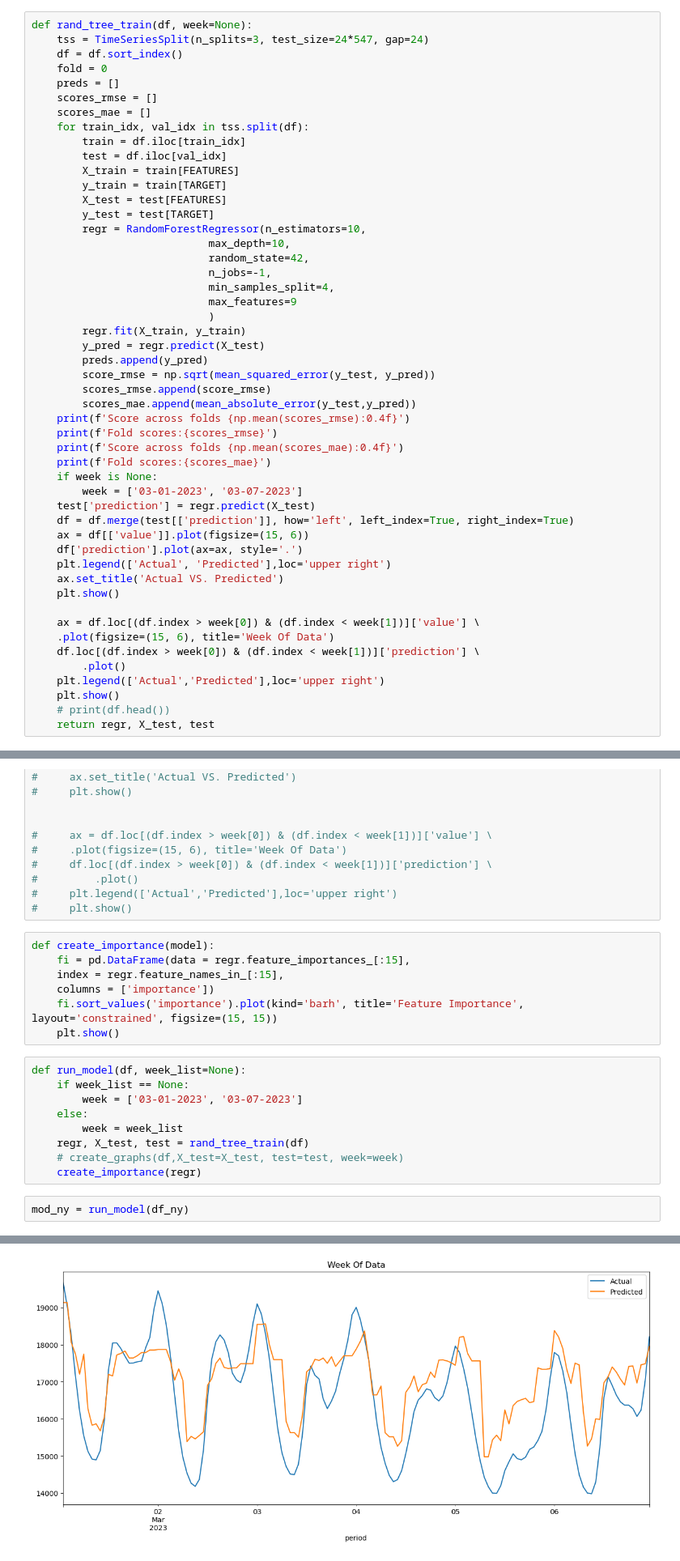
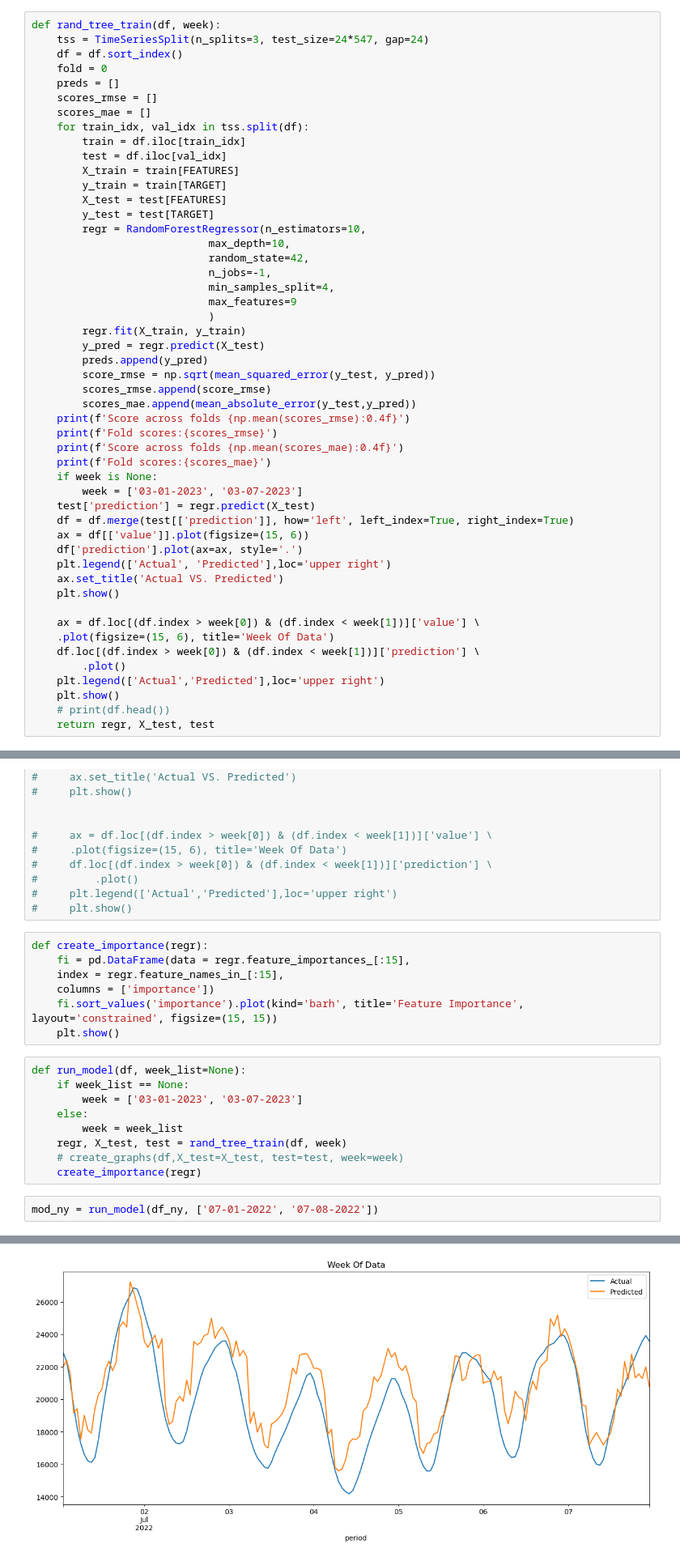
Before and after one commit to shane-sarabdial/WeatherWatts-, a Jupyter notebook: edward/ML Test.ipynb, the cells around one changed output, grey strips where cells are left out. Shown: that part at 81% size. Cells and saved outputs as stored; diff of their text form.

Commit message:
fixed week param

```diff
--- a/edward/ML Test.ipynb
+++ b/edward/ML Test.ipynb
@@ -39,7 +32,7 @@ FEATURES = df_ny.columns[2:]
 # %%
 from sklearn.metrics import mean_squared_error, mean_absolute_error
 # %%
-def rand_tree_train(df, week=None):
+def rand_tree_train(df, week):
     tss = TimeSeriesSplit(n_splits=3, test_size=24*547, gap=24)
     df = df.sort_index()
     fold = 0
@@ -108,7 +101,7 @@ def rand_tree_train(df, week=None):
 #     plt.legend(['Actual','Predicted'],loc='upper right')
 #     plt.show()
 # %%
-def create_importance(model):
+def create_importance(regr):
     fi = pd.DataFrame(data = regr.feature_importances_[:15],
     index = regr.feature_names_in_[:15],
     columns = ['importance'])
@@ -120,10 +113,10 @@ def run_model(df, week_list=None):
         week = ['03-01-2023', '03-07-2023']
     else:
         week = week_list
-    regr, X_test, test = rand_tree_train(df)
+    regr, X_test, test = rand_tree_train(df, week)
     # create_graphs(df,X_test=X_test, test=test, week=week)
     create_importance(regr)
 # %%
-mod_ny = run_model(df_ny)
+mod_ny = run_model(df_ny, ['07-01-2022', '07-08-2022'])
 # %% [output]
 Score across folds 1573.6694
@@ -133,2 +126,2 @@ Fold scores:[1325.6193821837435, 1353.675129550517, 1118.7507364422481]
 [figure]
-[figure, old version]
+[figure, new version]
```
Also changed, not shown: parts of 3 cells of this notebook.
